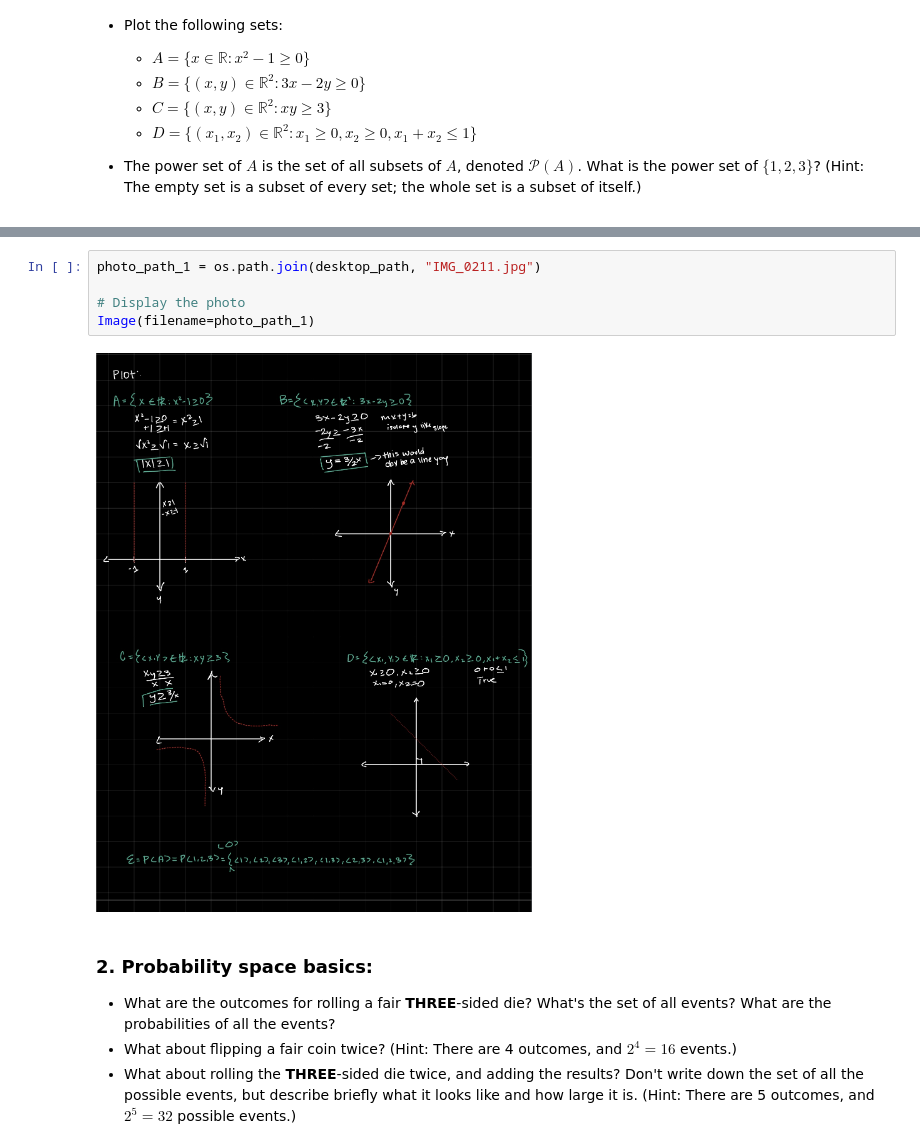
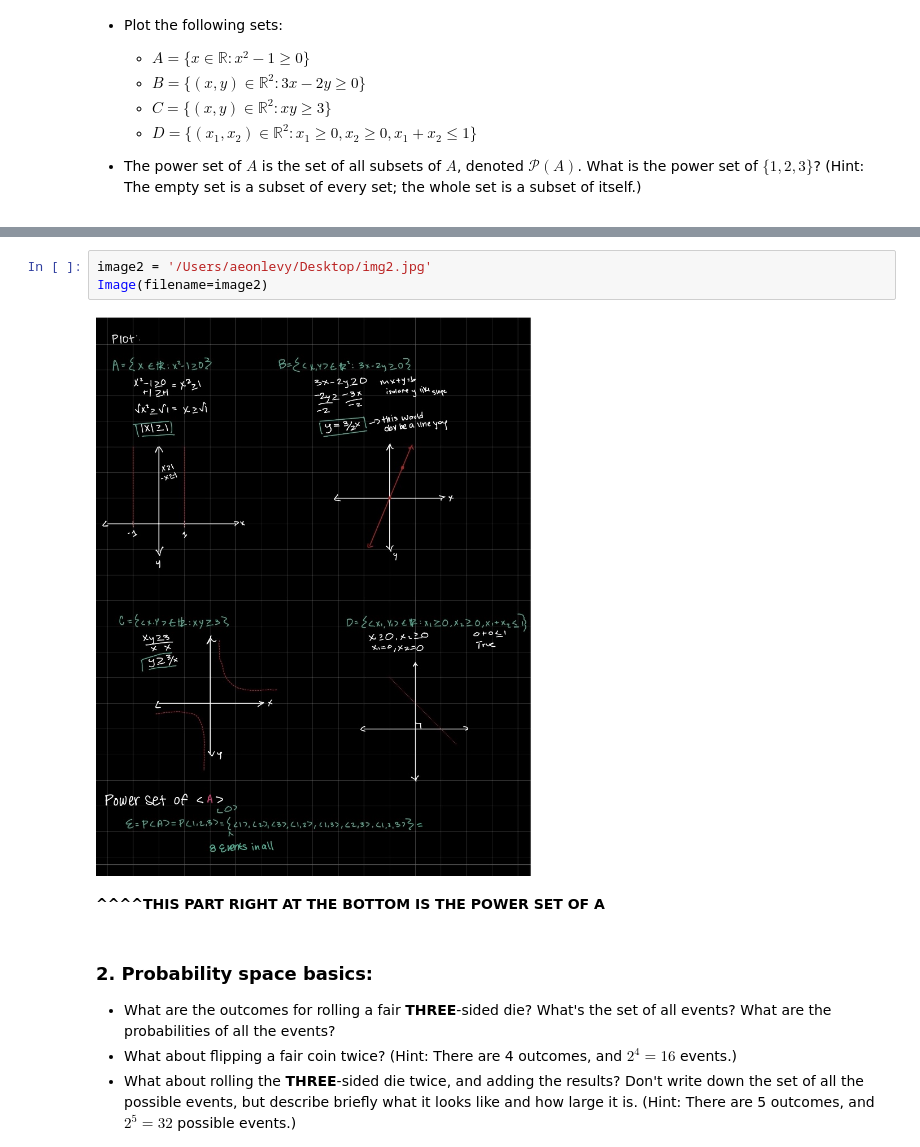
Before and after one commit to aeonlevy/Uncertainty_UVA, a Jupyter notebook: assignment_6.ipynb, the cells around one changed output, grey strips where cells are left out. Drawn from its saved outputs; the diff is of its cells as text.

```diff
--- a/assignment_6.ipynb
+++ b/assignment_6.ipynb
@@ -30,10 +25,10 @@ Image(filename=photo_path)
 # %%
-photo_path_1 = os.path.join(desktop_path, "IMG_0211.jpg")
-
-# Display the photo
-Image(filename=photo_path_1)
+image2 = '/Users/aeonlevy/Desktop/img2.jpg'
+Image(filename=image2)
 # %% [output]
-[figure, old version]
+[figure, new version]
+# %% [markdown]
+**^^^^THIS PART RIGHT AT THE BOTTOM IS THE POWER SET OF A**
 # %% [markdown]
 ### 2. Probability space basics:
 
```
Also changed, not shown: parts of 12 cells of this notebook.
